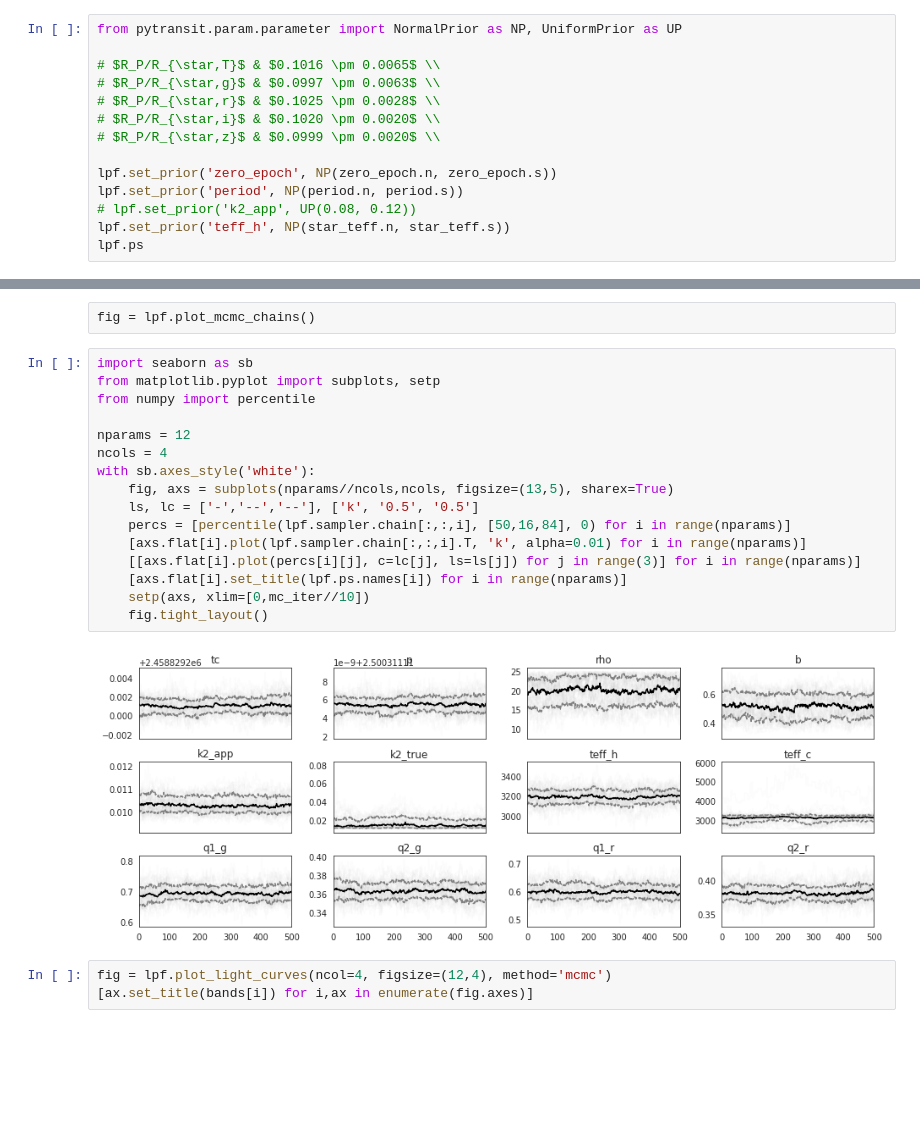
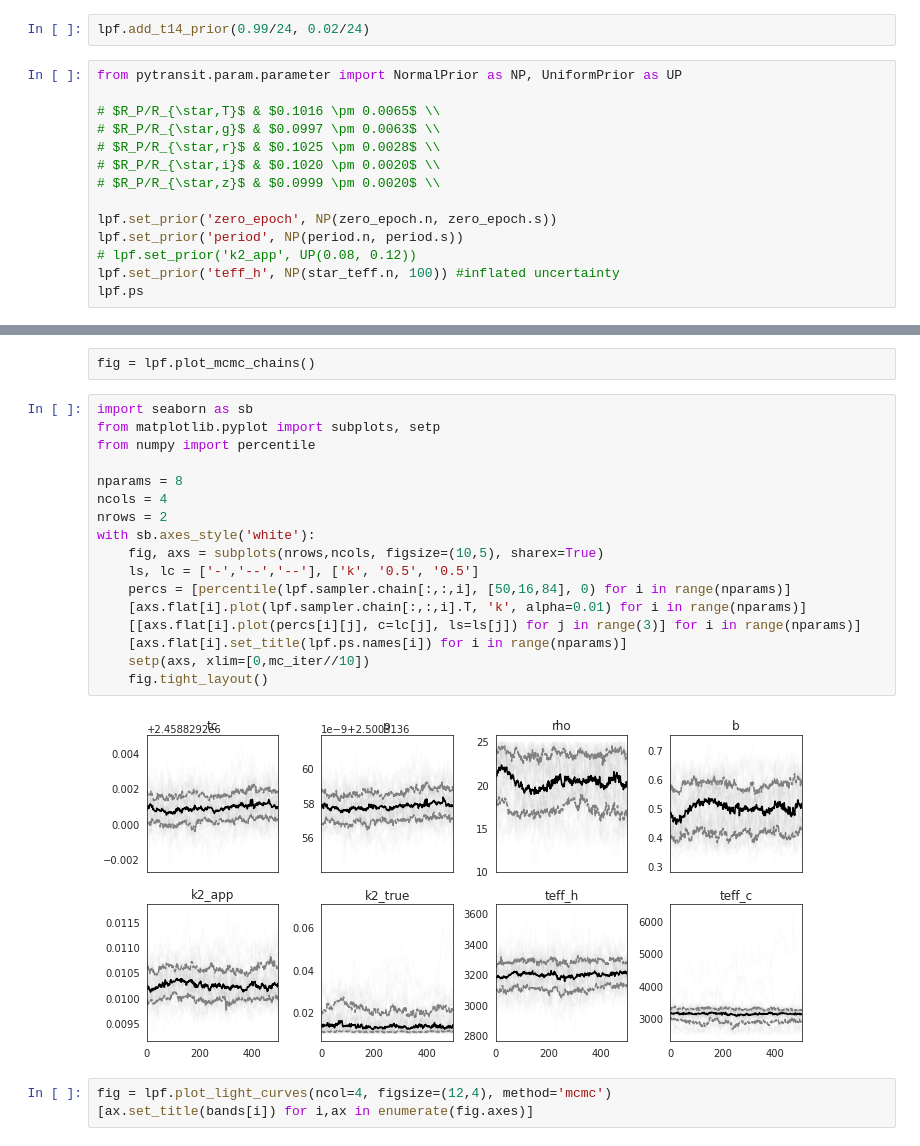
Before and after one commit to jpdeleon/toi1696, a Jupyter notebook: notebooks/contamination.ipynb, the cells around one changed output, grey strips where cells are left out. Saved outputs shown, nothing was run; the diff lists cells and outputs as text; blank space fills up the shorter version.

```diff
--- a/notebooks/contamination.ipynb
+++ b/notebooks/contamination.ipynb
@@ -172,3 +170,5 @@ HBox(children=(IntProgress(value=0, description='LDTk downloading uncached files
+# %%
+lpf.add_t14_prior(0.99/24, 0.02/24)
 # %%
 from pytransit.param.parameter import NormalPrior as NP, UniformPrior as UP
 
@@ -181,7 +181,7 @@ from pytransit.param.parameter import NormalPrior as NP, UniformPrior as UP
 lpf.set_prior('zero_epoch', NP(zero_epoch.n, zero_epoch.s))
 lpf.set_prior('period', NP(period.n, period.s))
 # lpf.set_prior('k2_app', UP(0.08, 0.12))
-lpf.set_prior('teff_h', NP(star_teff.n, star_teff.s))
+lpf.set_prior('teff_h', NP(star_teff.n, 100)) #inflated uncertainty
 lpf.ps
 # %% [output]
 [  0 |G| tc             N(μ = 2458829.20099, σ = 0.00082)        [    -inf ..      inf],
@@ -249,21 +243,22 @@ fig = lpf.plot_mcmc_chains()
 # %%
 import seaborn as sb
 from matplotlib.pyplot import subplots, setp
 from numpy import percentile
 
-nparams = 12
+nparams = 8
 ncols = 4
+nrows = 2
 with sb.axes_style('white'):
-    fig, axs = subplots(nparams//ncols,ncols, figsize=(13,5), sharex=True)
+    fig, axs = subplots(nrows,ncols, figsize=(10,5), sharex=True)
     ls, lc = ['-','--','--'], ['k', '0.5', '0.5']
     percs = [percentile(lpf.sampler.chain[:,:,i], [50,16,84], 0) for i in range(nparams)]
     [axs.flat[i].plot(lpf.sampler.chain[:,:,i].T, 'k', alpha=0.01) for i in range(nparams)]
     [[axs.flat[i].plot(percs[i][j], c=lc[j], ls=ls[j]) for j in range(3)] for i in range(nparams)]
     [axs.flat[i].set_title(lpf.ps.names[i]) for i in range(nparams)]
     setp(axs, xlim=[0,mc_iter//10])
     fig.tight_layout()
 # %% [output]
-[figure, old version]
+[figure, new version]
 # %%
 fig = lpf.plot_light_curves(ncol=4, figsize=(12,4), method='mcmc')
 [ax.set_title(bands[i]) for i,ax in enumerate(fig.axes)]
```
Also changed, not shown: parts of 19 cells of this notebook, 3 other files.
